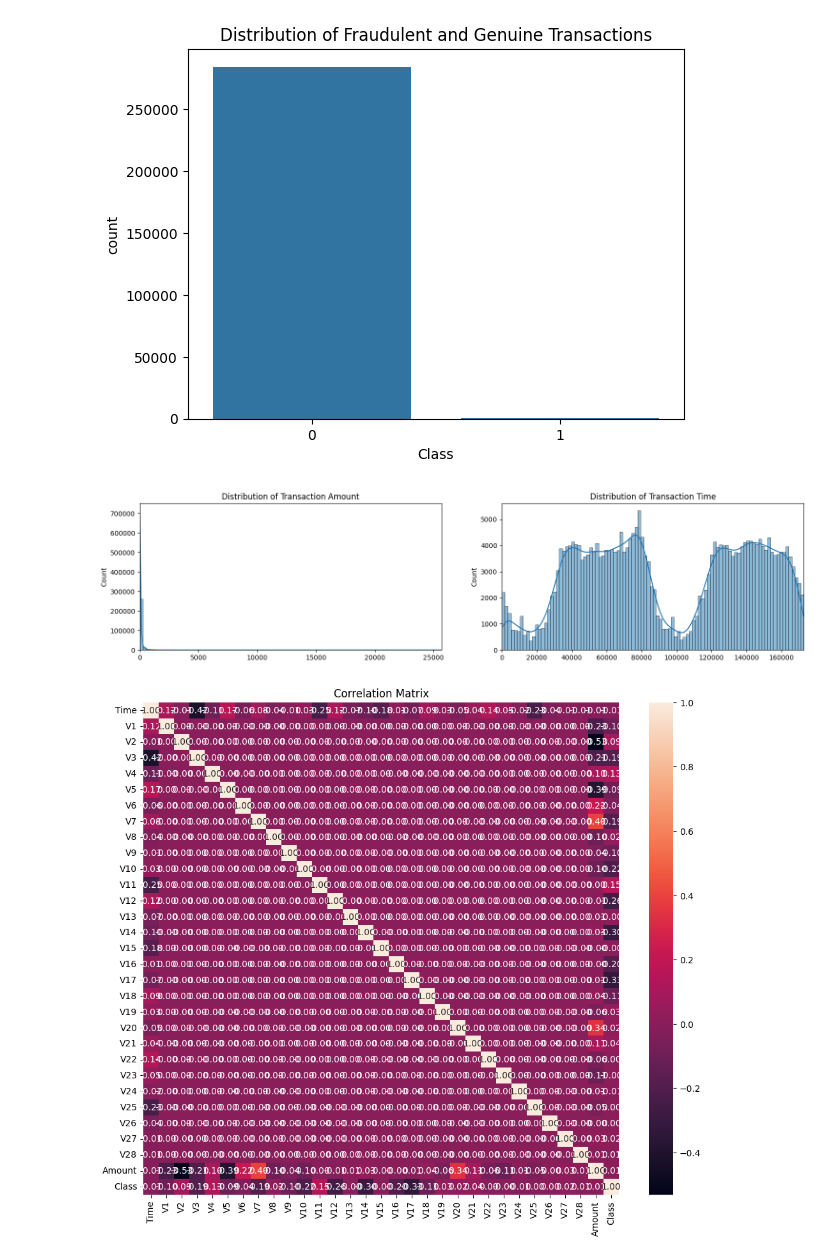
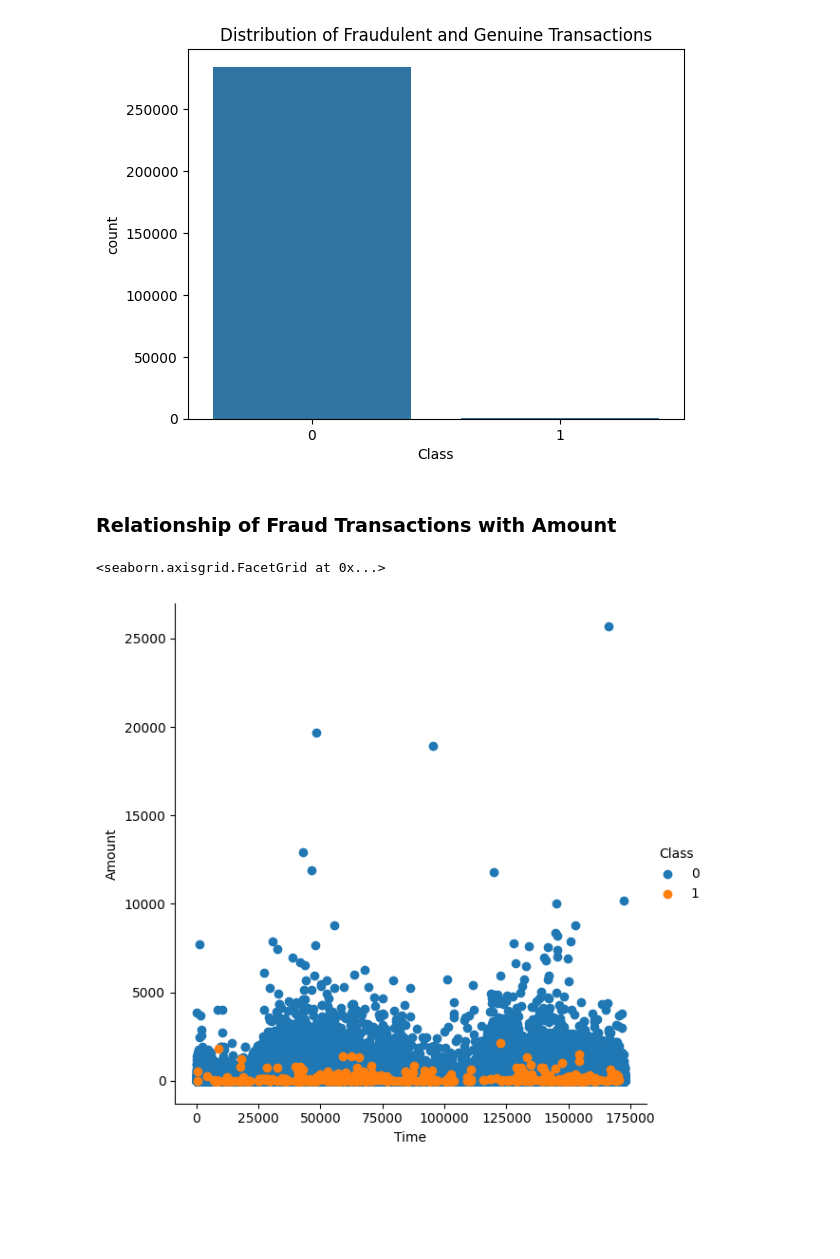
Before and after one commit to pathikpatel54/Credit-Card-Fraud-Detection, a Jupyter notebook: main.ipynb, the cells around one changed output. Cells and saved outputs as stored; diff of their text form; code cells hidden in the pictures; blank space fills up the shorter version.

```diff
--- a/main.ipynb
+++ b/main.ipynb
@@ -69,31 +93,10 @@ Class
 1       492
 Name: count, dtype: int64
 [figure]
-# %%
-fig, ax = plt.subplots(1, 2, figsize=(18,4))
-
-amount_val = df['Amount'].values
-time_val = df['Time'].values
-
-sns.histplot(amount_val, ax=ax[0], bins=100, kde=True)
-ax[0].set_title('Distribution of Transaction Amount')
-ax[0].set_xlim([min(amount_val), max(amount_val)])
-
-sns.histplot(time_val, ax=ax[1], bins=100, kde=True)
-ax[1].set_title('Distribution of Transaction Time')
-ax[1].set_xlim([min(time_val), max(time_val)])
-
-plt.show()
-# %% [output]
-[figure, removed]
-# %%
-# Compute the correlation matrix
-corr = df.corr()
-
-# Generate a heatmap
-plt.figure(figsize=(12,10))
-sns.heatmap(corr, annot=True, fmt=".2f")
-plt.title('Correlation Matrix')
-plt.show()
-# %% [output]
-[figure, removed]
+# %% [markdown]
+### Relationship of Fraud Transactions with Amount
+# %%
+sns.FacetGrid(df, hue='Class', height=6).map(plt.scatter, 'Time', 'Amount').add_legend()
+# %% [output]
+<seaborn.axisgrid.FacetGrid at 0x...>
+[figure, added]
```
Also changed, not shown: parts of 25 cells of this notebook, 1 other file.
